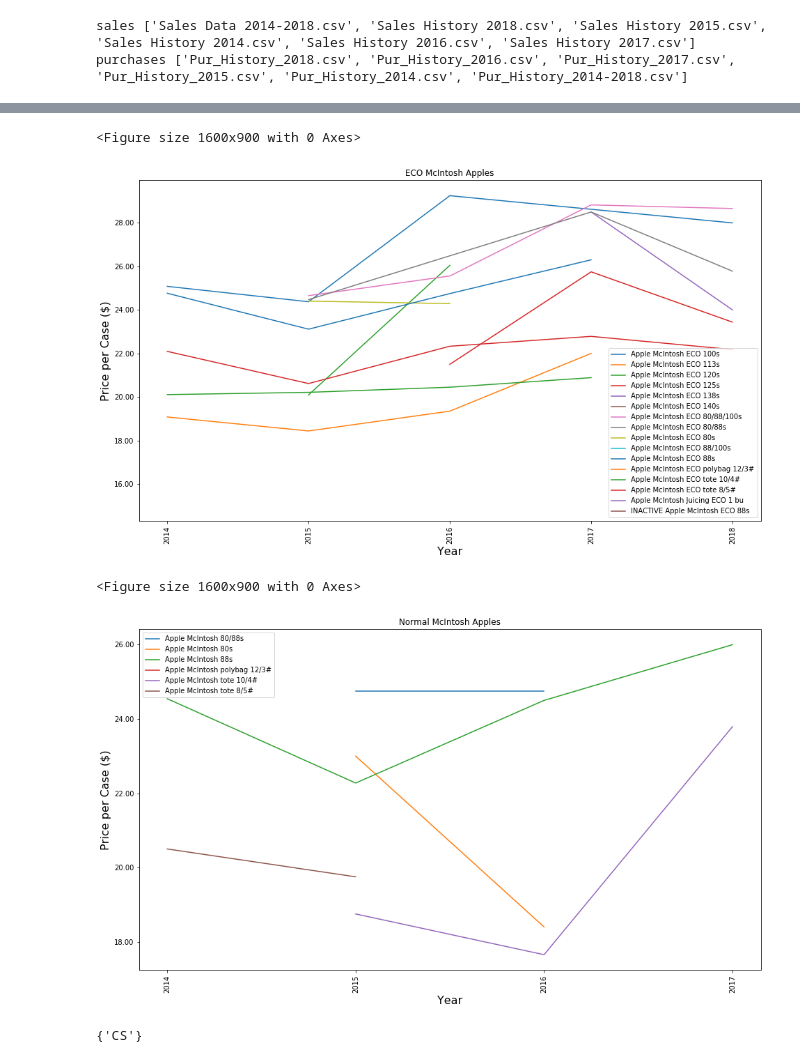
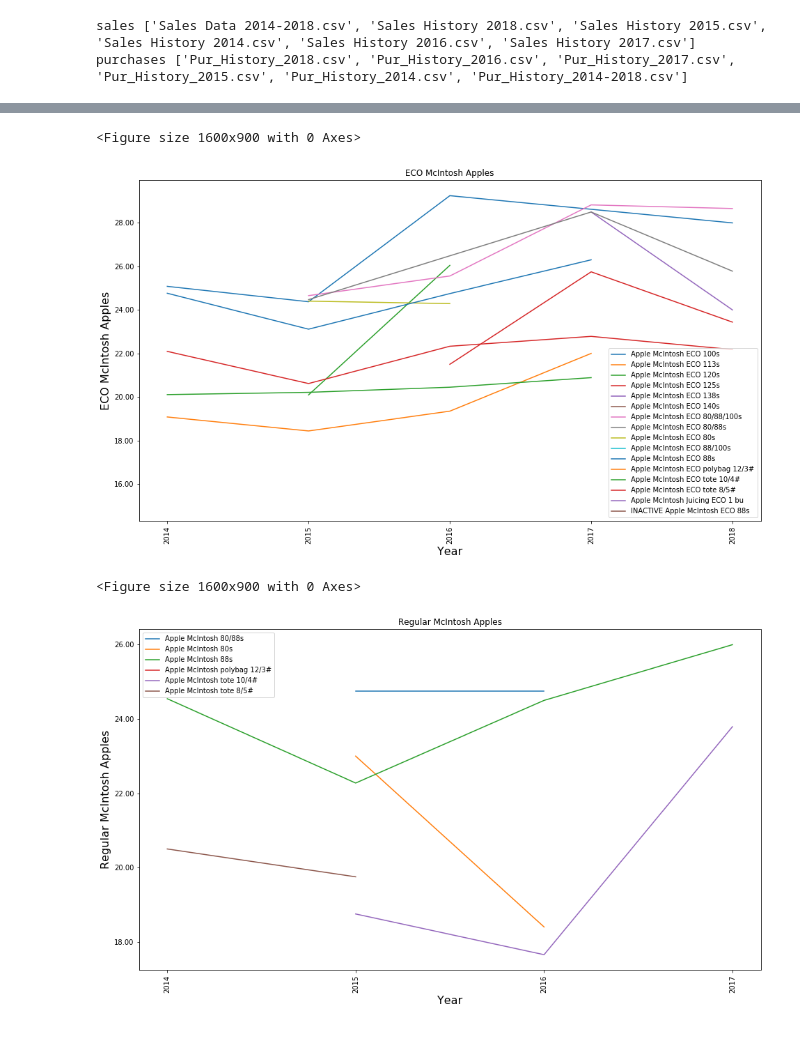
Before and after one commit to cbonoz/bostonfood18, a Jupyter notebook: RedTomato.ipynb, the cells around one changed output, grey strips where cells are left out. Saved outputs shown, nothing was run; the diff lists cells and outputs as text; code cells hidden in the pictures.

```diff
--- a/RedTomato.ipynb
+++ b/RedTomato.ipynb
@@ -145,7 +145,7 @@ pdata = pdata.applymap(lambda x: x.strip() if type(x)==str else x)
 pdata = pdata[(pdata['Rec. UOM'] == 'CS') & (pdata['Received Quantity'] != 0)]
 pdata = pdata[pdata['Item Description'].str.contains('McIntosh')]
 # %%
-pdata['price'] = pdata['Actual Inventory Cost']/pdata['Received Quantity']
+pdata['Price per Case ($)'] = pdata['Actual Inventory Cost']/pdata['Received Quantity']
 # %%
 pdata.to_csv('mcintosh.csv')
 # %%
@@ -176,35 +158,36 @@ data_year
 # %%
- def plot_data(rows, title='Apples'):
+ def plot_year_data(rows, dep='year', target='Price per Case ($)', title=None):
+    if not title:
+        title = "%s vs. %s" % (target, dep)
     plt.figure(dpi=100, figsize=(16,9))
     fig, ax = plt.subplots()
     fig.set_figheight(9)
     fig.set_figwidth(16)
 
 
     # ax.set_xticks([2014, 2015, 2016, 2017, 2018], minor=True)
     ax.xaxis.set_major_locator(ticker.MultipleLocator(1))
     ax.yaxis.set_major_formatter(ticker.FormatStrFormatter('%.2f'))
 
     # key gives the group name (i.e. category), data gives the actual values
     for key, data in rows.groupby('Item Description'):
-        data.plot(x='year', y='price', ax=ax, label=key)
+        data.plot(x=dep, y=target, ax=ax, label=key)
     plt.xticks(rotation=90)
-    plt.ylabel('Price per Case ($)', fontsize=16)
+
+    plt.ylabel(title, fontsize=16)
     plt.xlabel('Year', fontsize=16)
     plt.title(title)
 
 
 org = data_year[data_year['Item Description'].str.contains('ECO')]
-plot_data(org, 'ECO McIntosh Apples')
+plot_year_data(org, 'year', 'Price per Case ($)', 'ECO McIntosh Apples')
 inorg = data_year[~data_year['Item Description'].str.contains('ECO')]
-plot_data(inorg, 'Normal McIntosh Apples')
+plot_year_data(inorg,'year', 'Price per Case ($)', 'Regular McIntosh Apples')
 # %% [output]
 <Figure size 1600x900 with 0 Axes>
-[figure, old version]
+[figure, new version]
 <Figure size 1600x900 with 0 Axes>
-[figure, old version]
+[figure, new version]
 # %%
 set(pdata['Rec. UOM'])
-# %% [output]
-{'CS'}
 # %%
```
Also changed, not shown: parts of 14 cells of this notebook, 2 other files.
